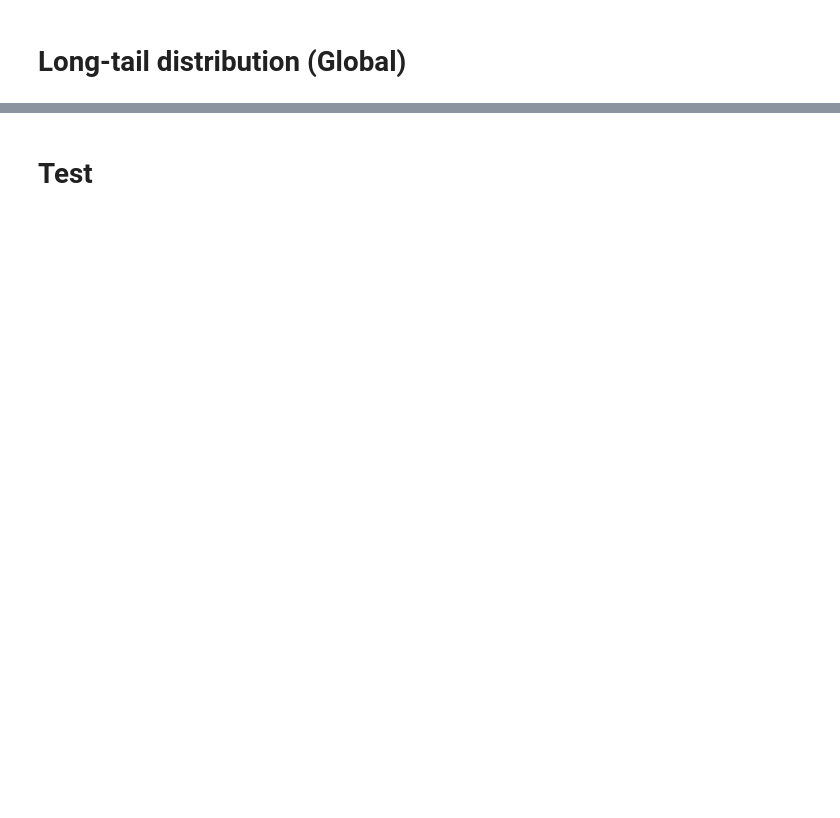
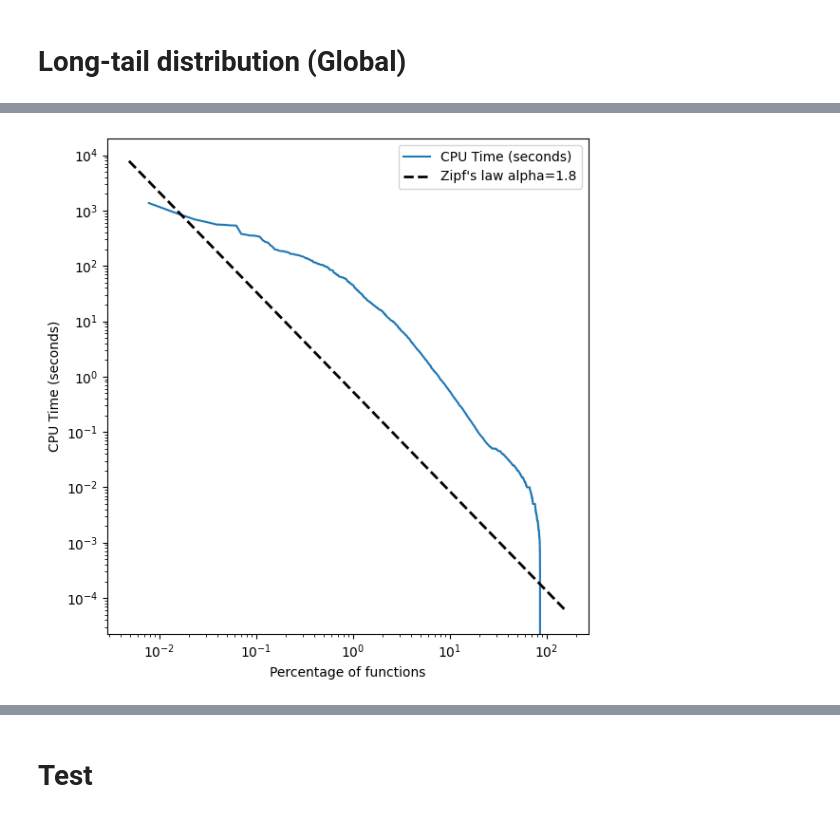
Before and after one commit to mathdugre/mri-bottleneck, a Jupyter notebook: vizualisation.ipynb, the cells around one changed output, grey strips where cells are left out. Drawn from its saved outputs; the diff is of its cells as text; code cells hidden in the pictures; blank space fills up the shorter version.

```diff
--- a/vizualisation.ipynb
+++ b/vizualisation.ipynb
@@ -774,0 +827,30 @@ fig.show()
+# %%
+import matplotlib.pyplot as plt
+import numpy as np
+from scipy.special import zeta
+
+
+fig, ax = plt.subplots(figsize=(6, 6))
+xlabels = data.index / len(data) * 100
+ax.loglog(xlabels, data["mean_cpu"], label="CPU Time (seconds)")
+
+x = np.linspace(*ax.get_xlim())
+s = 1.8
+ax.plot(
+    x,
+    x**-s / zeta(s),
+    label=f"Zipf's law alpha={s}",
+    linestyle="--",
+    color="black",
+    linewidth=2,
+)
+
+ax.set_ylabel("CPU Time (seconds)")
+ax.set_xlabel("Percentage of functions")
+fig.legend(loc="upper right", bbox_to_anchor=(0, 0, 1, 1), bbox_transform=ax.transAxes)
+
+plt.tight_layout()
+plt.savefig(figures_dir / "global-zipf_law.png")
+plt.show()
+# %% [output]
+[figure, added]
```
Also changed, not shown: parts of 25 cells of this notebook, 50 other files.
